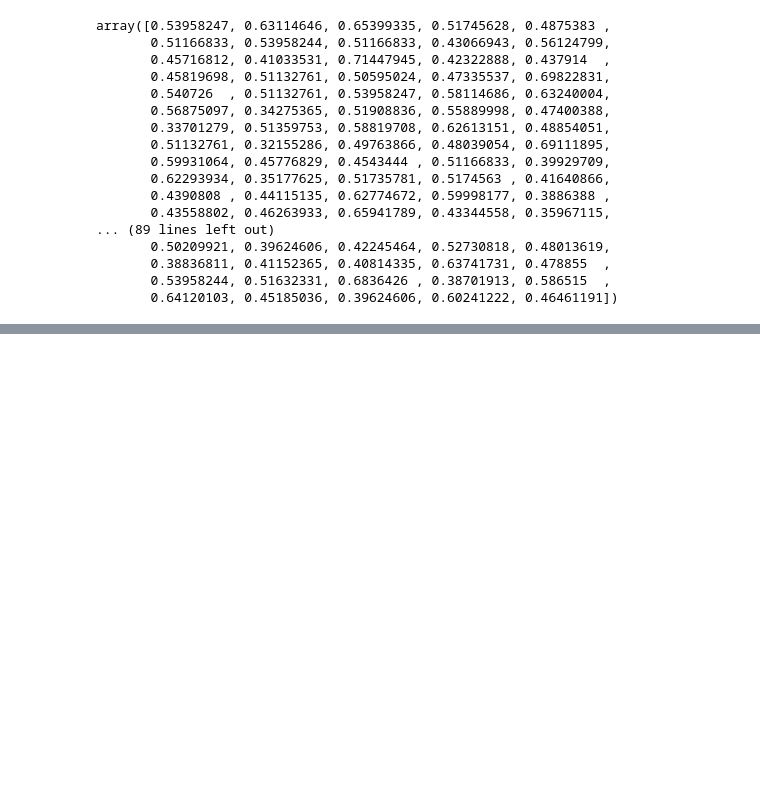
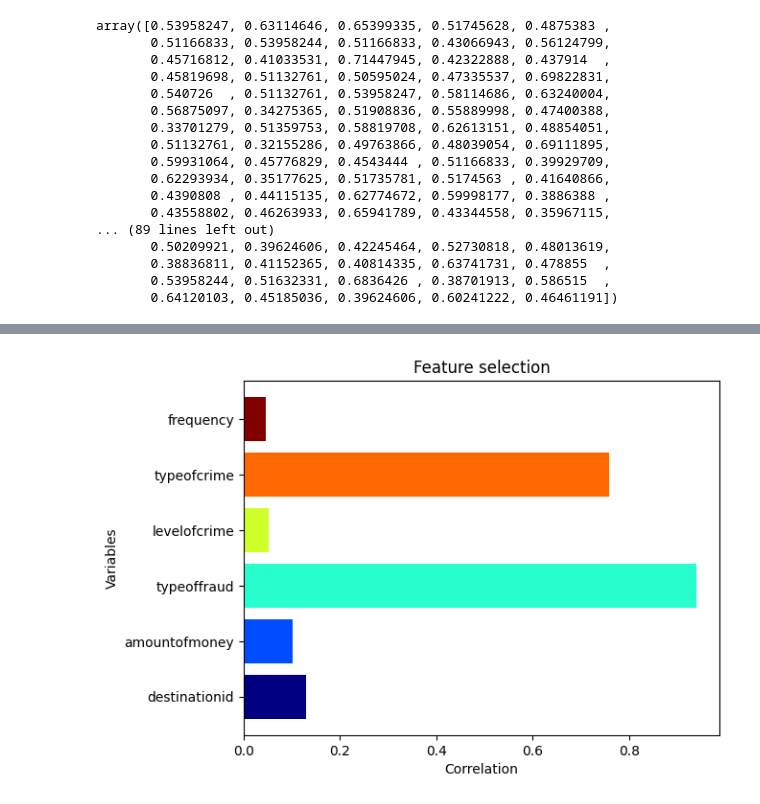
Before and after one commit to dengdualangininder/-AML, a Jupyter notebook: 三合一最終AML模型.ipynb, the cells around one changed output, grey strips where cells are left out. Cells and saved outputs as stored; diff of their text form; code cells hidden in the pictures; blank space fills up the shorter version.

```diff
--- a/三合一最終AML模型.ipynb
+++ b/三合一最終AML模型.ipynb
@@ -221 +256,19 @@ array([0.53958247, 0.63114646, 0.65399335, 0.51745628, 0.4875383 ,
+# %%
+#correlation作圖
+import numpy as np
+import matplotlib.pyplot as plt
+from matplotlib import cm
+variables=['destinationid', 'amountofmoney','typeoffraud',"levelofcrime","typeofcrime","frequency"]
+correlation = [0.129238,0.101407,0.939995,0.052218,0.758252,0.046671]
+cmap = cm.jet(np.linspace(0, 1, len(variables)))
+x = np.arange(len(variables))
+
+plt.barh(x, correlation, color=cmap)
+plt.yticks(x, variables)
+plt.ylabel('Variables')
+plt.xlabel('Correlation')
+plt.title('Feature selection')
+plt.show()
+# %% [output]
+[figure, added]
 # %%
```
Also changed, not shown: parts of 16 cells of this notebook.
